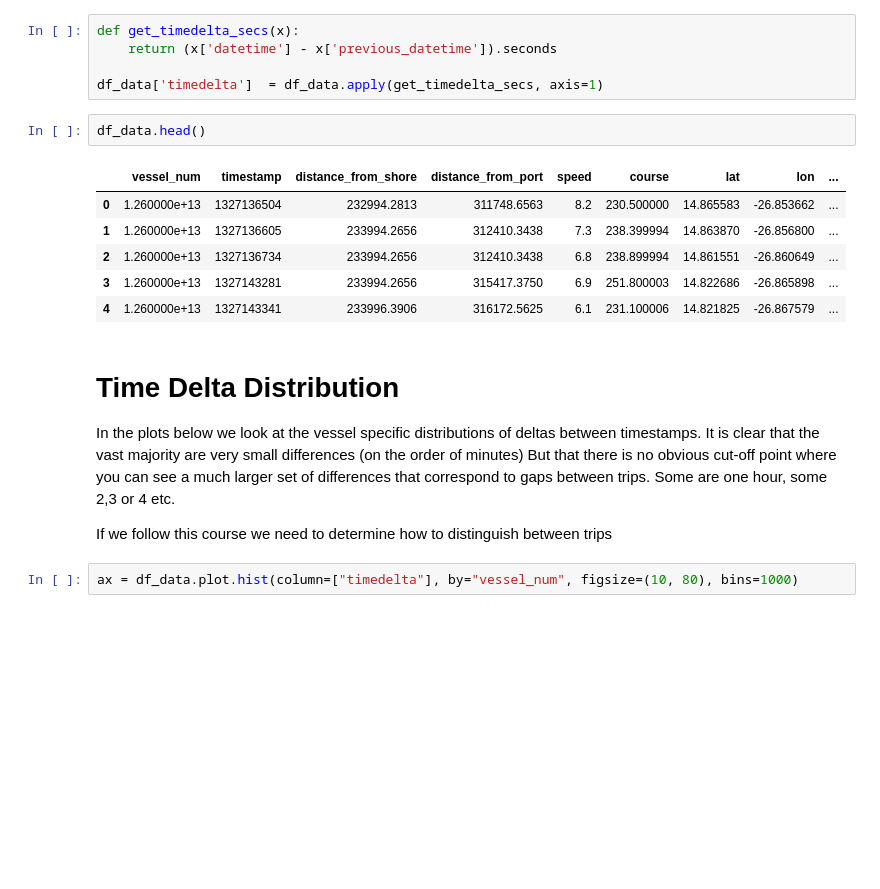
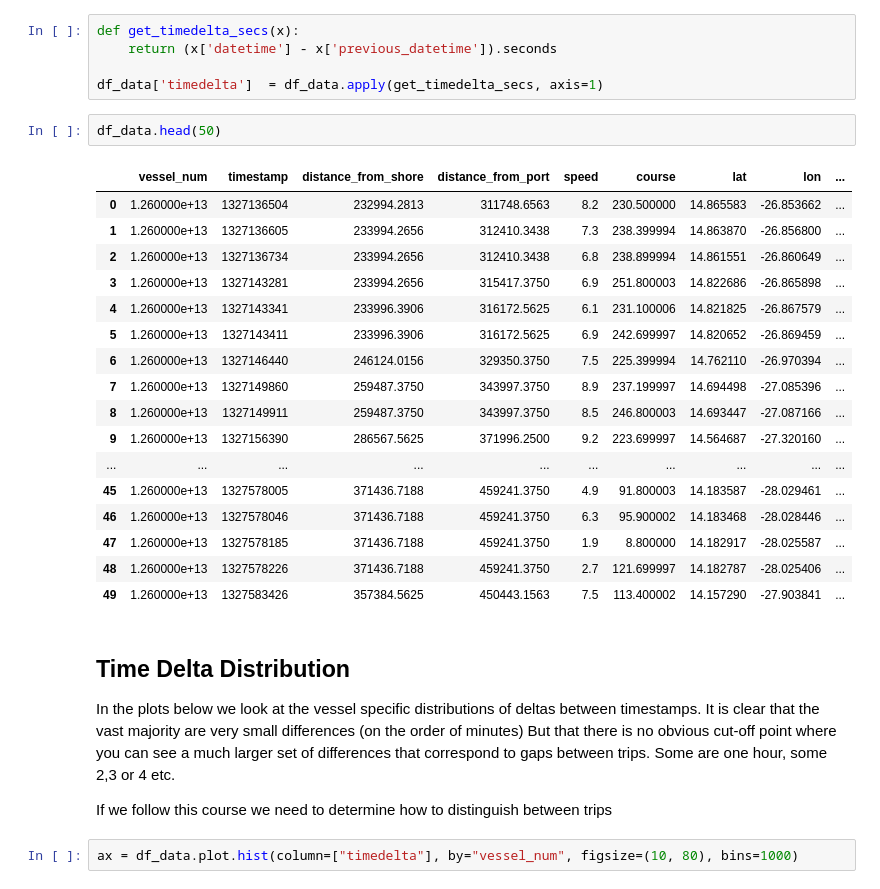
Before and after one commit to john-hawkins/UNSW_FishingVessels, a Jupyter notebook: exploration.ipynb, the cells around one changed output. Drawn from its saved outputs; the diff is of its cells as text; blank space fills up the shorter version.

```diff
--- a/exploration.ipynb
+++ b/exploration.ipynb
@@ -79,16 +90,27 @@ def get_timedelta_secs(x):
 
 df_data['timedelta']  = df_data.apply(get_timedelta_secs, axis=1)
 # %%
-df_data.head()
+df_data.head(50)
 # %% [output]
 |  | vessel_num | timestamp | distance_from_shore | distance_from_port | speed | course | lat | lon | ... |
 | 0 | 1.260000e+13 | 1327136504 | 232994.2813 | 311748.6563 | 8.2 | 230.500000 | 14.865583 | -26.853662 | ... |
 | 1 | 1.260000e+13 | 1327136605 | 233994.2656 | 312410.3438 | 7.3 | 238.399994 | 14.863870 | -26.856800 | ... |
 | 2 | 1.260000e+13 | 1327136734 | 233994.2656 | 312410.3438 | 6.8 | 238.899994 | 14.861551 | -26.860649 | ... |
 | 3 | 1.260000e+13 | 1327143281 | 233994.2656 | 315417.3750 | 6.9 | 251.800003 | 14.822686 | -26.865898 | ... |
 | 4 | 1.260000e+13 | 1327143341 | 233996.3906 | 316172.5625 | 6.1 | 231.100006 | 14.821825 | -26.867579 | ... |
+| 5 | 1.260000e+13 | 1327143411 | 233996.3906 | 316172.5625 | 6.9 | 242.699997 | 14.820652 | -26.869459 | ... |
+| 6 | 1.260000e+13 | 1327146440 | 246124.0156 | 329350.3750 | 7.5 | 225.399994 | 14.762110 | -26.970394 | ... |
+| 7 | 1.260000e+13 | 1327149860 | 259487.3750 | 343997.3750 | 8.9 | 237.199997 | 14.694498 | -27.085396 | ... |
+| 8 | 1.260000e+13 | 1327149911 | 259487.3750 | 343997.3750 | 8.5 | 246.800003 | 14.693447 | -27.087166 | ... |
+| 9 | 1.260000e+13 | 1327156390 | 286567.5625 | 371996.2500 | 9.2 | 223.699997 | 14.564687 | -27.320160 | ... |
+| ... | ... | ... | ... | ... | ... | ... | ... | ... | ... |
+| 45 | 1.260000e+13 | 1327578005 | 371436.7188 | 459241.3750 | 4.9 | 91.800003 | 14.183587 | -28.029461 | ... |
+| 46 | 1.260000e+13 | 1327578046 | 371436.7188 | 459241.3750 | 6.3 | 95.900002 | 14.183468 | -28.028446 | ... |
+| 47 | 1.260000e+13 | 1327578185 | 371436.7188 | 459241.3750 | 1.9 | 8.800000 | 14.182917 | -28.025587 | ... |
+| 48 | 1.260000e+13 | 1327578226 | 371436.7188 | 459241.3750 | 2.7 | 121.699997 | 14.182787 | -28.025406 | ... |
+| 49 | 1.260000e+13 | 1327583426 | 357384.5625 | 450443.1563 | 7.5 | 113.400002 | 14.157290 | -27.903841 | ... |
 # %% [markdown]
-# Time Delta Distribution
+## Time Delta Distribution
 
 In the plots below we look at the vessel specific distributions of deltas between timestamps.
 It is clear that the vast majority are very small differences (on the order of minutes)
```
Also changed, not shown: parts of 9 cells of this notebook, 1 other file.
